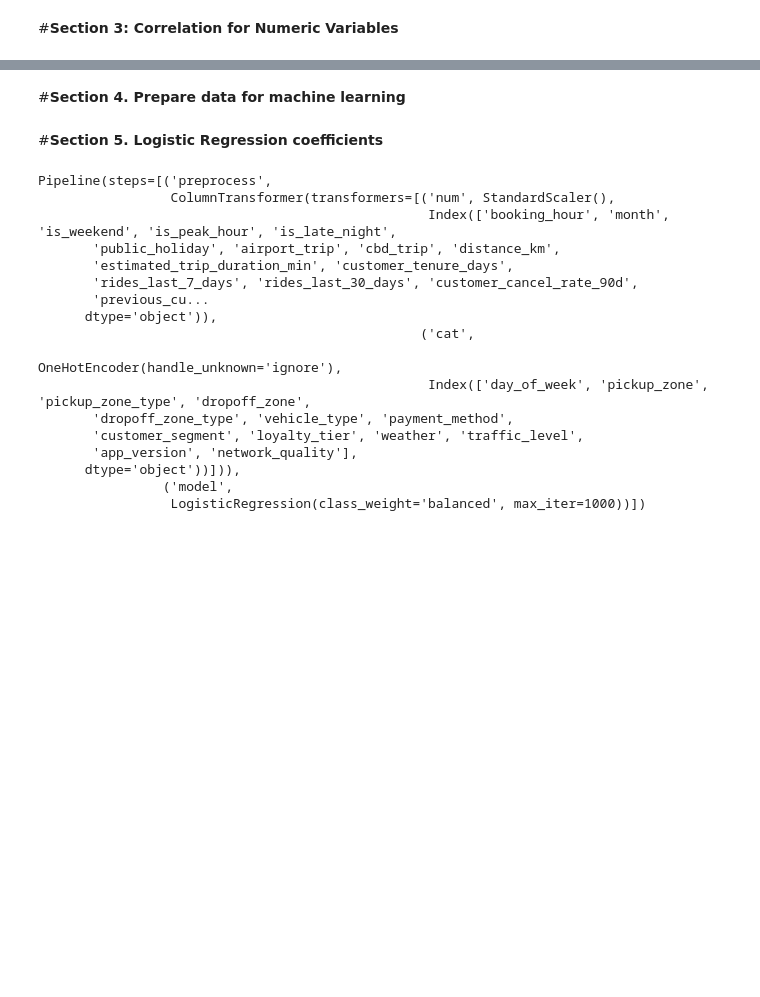
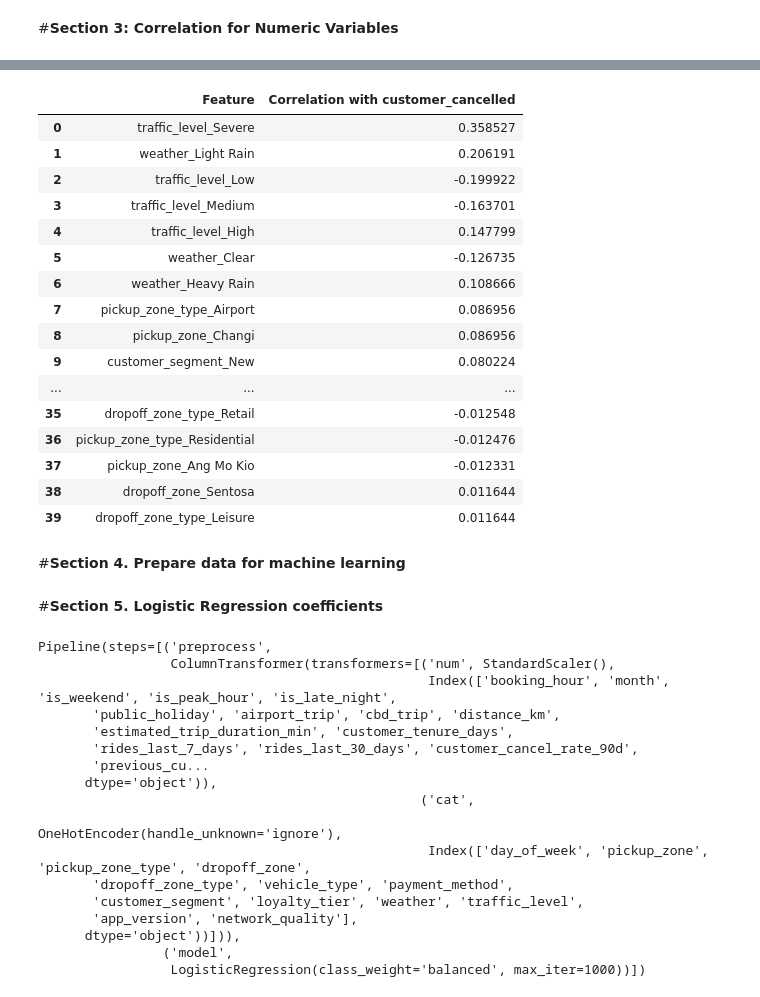
Before and after one commit to miffylim2308/ADALL_github, a Jupyter notebook: Test_Grab_Transbport.ipynb, the cells around one changed output, grey strips where cells are left out. Cells and saved outputs as stored; diff of their text form; code cells hidden in the pictures; blank space fills up the shorter version.

```diff
--- a/Test_Grab_Transbport.ipynb
+++ b/Test_Grab_Transbport.ipynb
@@ -1155,3 +1405,49 @@ corr_df.head(15)
+# %%
+# Option2:One-Hot Encode + Correlation (Simple)
+
+target = "customer_cancelled"
+
+cat_cols = X.select_dtypes(
+    include=["object", "category", "bool"]
+).columns
+
+encoded = pd.get_dummies(
+    df[cat_cols],
+    drop_first=False
+)
+
+corr_df = (
+    encoded.join(df[target])
+           .corr()[target]
+           .drop(target)
+           .sort_values(key=abs, ascending=False)
+           .reset_index()
+)
+
+corr_df.columns = [
+    "Feature",
+    "Correlation with customer_cancelled"
+]
+
+display(corr_df.head(40))
+# %% [output]
+|  | Feature | Correlation with customer_cancelled |
+| 0 | traffic_level_Severe | 0.358527 |
+| 1 | weather_Light Rain | 0.206191 |
+| 2 | traffic_level_Low | -0.199922 |
+| 3 | traffic_level_Medium | -0.163701 |
+| 4 | traffic_level_High | 0.147799 |
+| 5 | weather_Clear | -0.126735 |
+| 6 | weather_Heavy Rain | 0.108666 |
+| 7 | pickup_zone_type_Airport | 0.086956 |
+| 8 | pickup_zone_Changi | 0.086956 |
+| 9 | customer_segment_New | 0.080224 |
+| ... | ... | ... |
+| 35 | dropoff_zone_type_Retail | -0.012548 |
+| 36 | pickup_zone_type_Residential | -0.012476 |
+| 37 | pickup_zone_Ang Mo Kio | -0.012331 |
+| 38 | dropoff_zone_Sentosa | 0.011644 |
+| 39 | dropoff_zone_type_Leisure | 0.011644 |
 # %% [markdown]
 #**Section 4. Prepare data for machine learning**
 # %%
```
Also changed, not shown: parts of 13 cells of this notebook.
